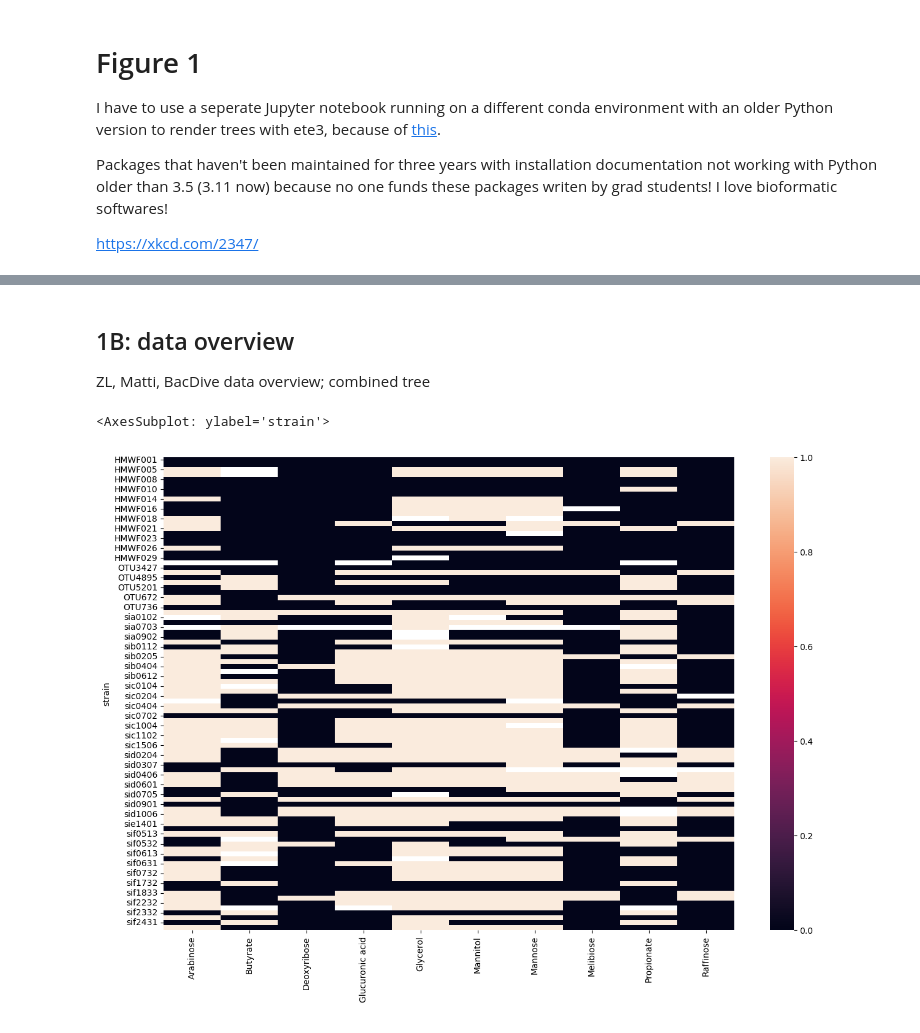
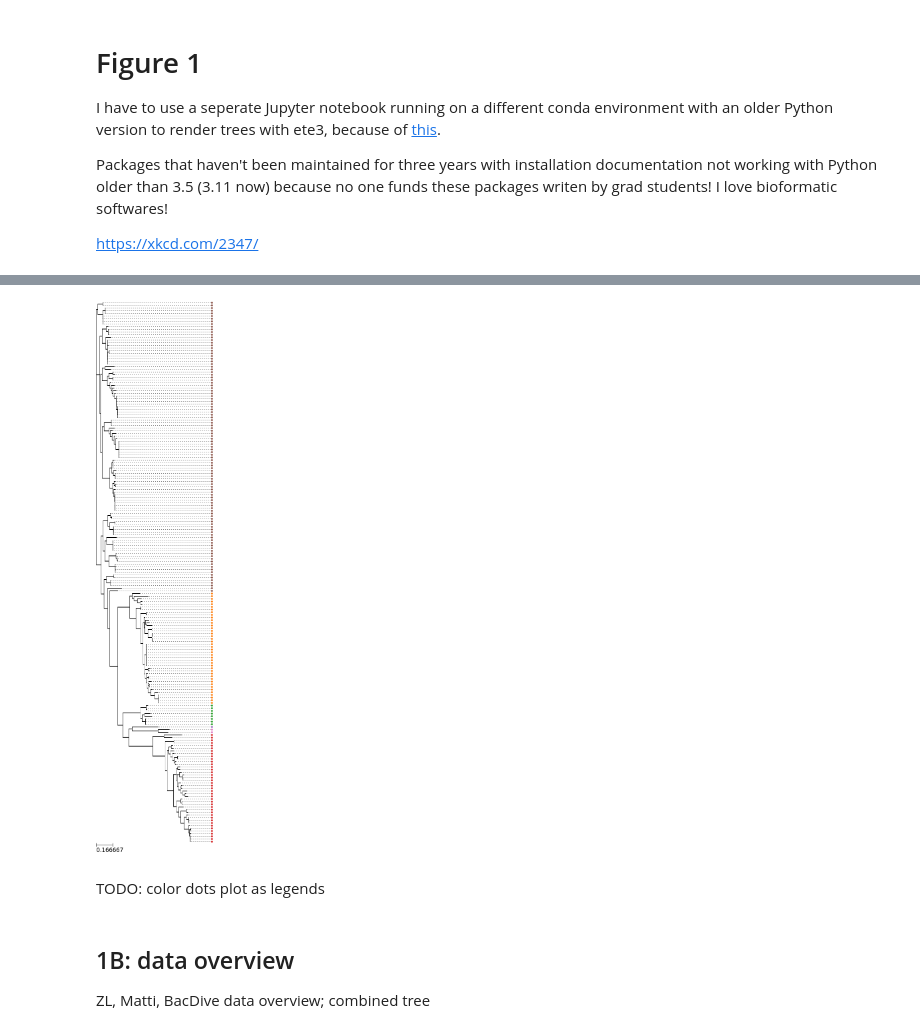
Before and after one commit to zeqianli/CarbonUtilization, a Jupyter notebook: figure_1.ipynb, the cells around one changed output, grey strips where cells are left out. Drawn from its saved outputs; the diff is of its cells as text; code cells hidden in the pictures.

```diff
--- a/figure_1.ipynb
+++ b/figure_1.ipynb
@@ -82,9 +122,10 @@ tree.get_leaves_by_name('zeqian_sif0711')
+# %%
+plot_tree(matti_tree,matti_taxa, colormap=colormap, taxa_level=level,extend=0.2)
+# %% [output]
+[figure, added]
+# %% [markdown]
+TODO: color dots plot as legends
 # %% [markdown]
 ## 1B: data overview
 
 ZL, Matti, BacDive data overview; combined tree
-# %%
-sns.heatmap(zeqian['growth_data'])
-# %% [output]
-<AxesSubplot: ylabel='strain'>
-[figure, removed]
```
Also changed, not shown: parts of 22 cells of this notebook, 14 other files.
